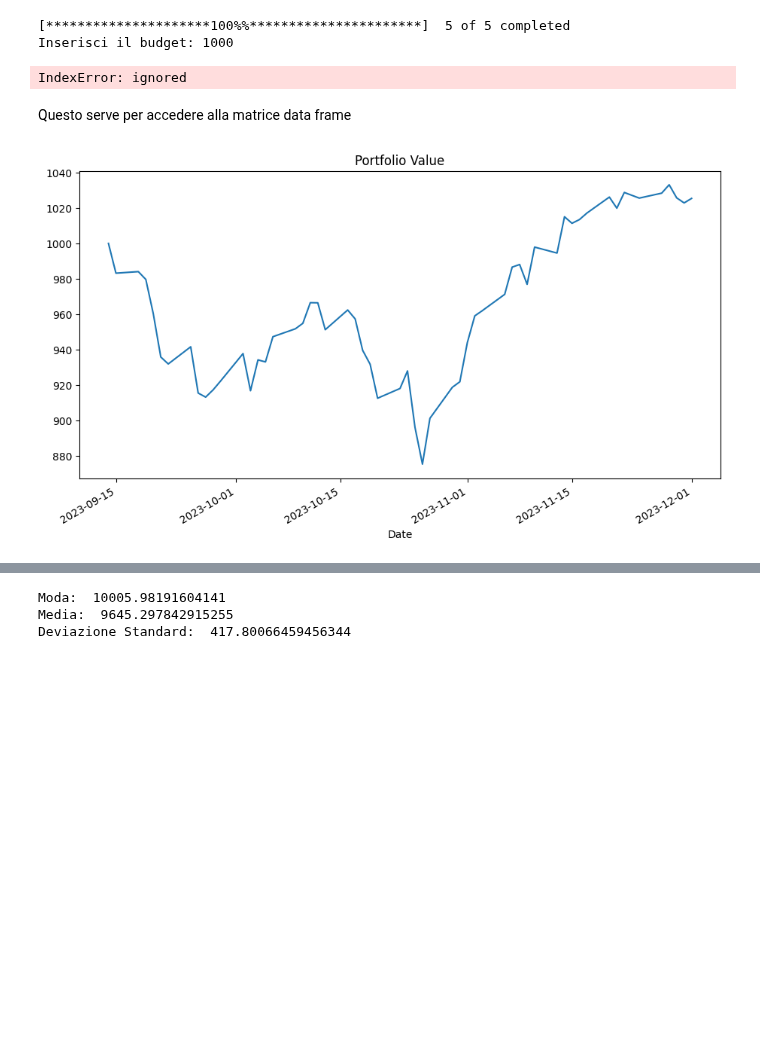
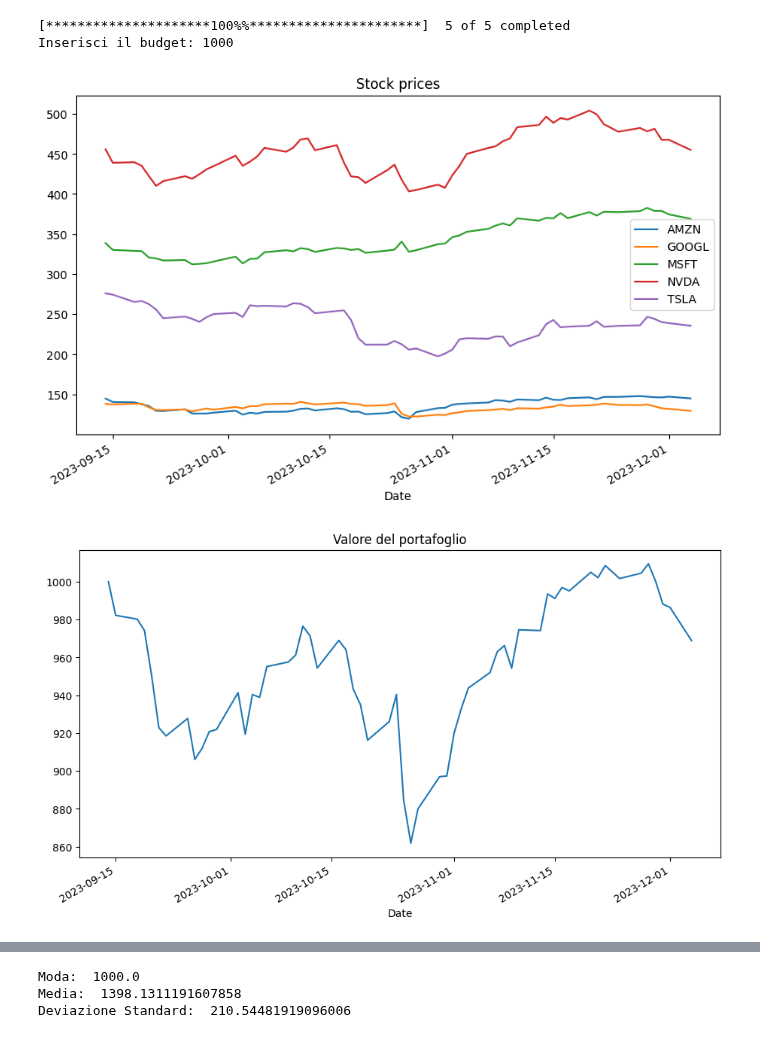
Before and after one commit to Finardiprof/Python, a Jupyter notebook: Portafoglio.ipynb, the cells around one changed output, grey strips where cells are left out. Saved outputs shown, nothing was run; the diff lists cells and outputs as text; code cells hidden in the pictures; blank space fills up the shorter version.

```diff
--- a/Portafoglio.ipynb
+++ b/Portafoglio.ipynb
@@ -6,24 +6,26 @@ import seaborn as sns
 import pandas as pd
 import matplotlib.pyplot as plt
 
-portfolio = ["AAPL", "GOOGL", "TSLA", "MSFT", "AMZN"]
-portfolio_data = yf.download(portfolio, start="2023-09-14", end="2023-12-31")
+portfolio = ["NVDA", "GOOGL", "TSLA", "MSFT", "AMZN"]
+data_inizio = "2023-09-14"
+data_fine = "2023-12-31"
+portfolio_data = yf.download(portfolio, start= data_inizio, end=data_fine)
 
 #imposta il budget (esempio 1000 eur)
 budget = float(input("Inserisci il budget: "))
 
 # Calcola la quantità di azioni da acquistare
-allocazione = [0.3, 0.40, 0.1, 0.1, 0.1]
+allocazione = [0.3, 0.40, 0.1, 0.1, 0.1] # La somma deve essere 1 (100%)
 quantity = []
 for i in range(len(portfolio)):
   quantity.append(budget * allocazione[i] / portfolio_data.Close.iloc[0,i])
 
 # Calculate daily returns for each stock
-daily_returns = portfolio_data['Close'].pct_change()
+daily_returns = portfolio_data.Close.pct_change()
 
 # Calculare il valore delle azioni in base alle quantità presenti
-stock_value = (portfolio_data['Close'] * quantity)
-#stock_value2 = (portfolio_data.Close * quantity)
+#stock_value2 = (portfolio_data['Close'] * quantity)
+stock_value = (portfolio_data.Close * quantity)
 
 #portfolio_value2 = []
 #for i in range(len(portfolio_data.Close.iloc[:,0])):
@@ -32,10 +34,7 @@ stock_value = (portfolio_data['Close'] * quantity)
 # Calcolo della somma per riga
 
 
-portfolio_value = (portfolio_data['Close'] * quantity).sum(axis=1)
+portfolio_value = (portfolio_data.Close * quantity).sum(axis=1)
 # %% [output]
 [*********************100%%**********************]  5 of 5 completed
 Inserisci il budget: 1000
-IndexError: ignored
-# %% [markdown]
-Questo serve per accedere alla matrice data frame
@@ -44,16 +41,17 @@ print(portfolio_data.iloc[0,0])
 # %%
 # Visualize the portfolio value
-#portfolio_data.Close.plot(figsize=(10, 6), title="Stock prices")
-#plt.show()
-portfolio_value.plot(figsize=(11, 6),title="Portfolio Value")
+portfolio_data.Close.plot(figsize=(10, 6), title="Stock prices")
+plt.show()
+portfolio_value.plot(figsize=(11, 6),title="Valore del portafoglio")
 plt.show()
 #daily_returns.plot(figsize=(10, 6), title="Portfolio Value")
 #plt.show()
 #portfolio_data.Volume.plot(figsize=(10, 6), title="Portfolio Value")
 #plt.show()
 #plt.hist(daily_returns)
 # %% [output]
-[figure, old version]
+[figure, new version]
+[figure, added]
 # %%
 # Per salvare in un file Excel:
 # portfolio_data.to_excel('dataframe.xlsx', index=False)
@@ -75,6 +73,7 @@ files.download(file_path)
 [interactive output not drawn]
 [interactive output not drawn]
 # %%
+# Statistica di base
 import statistics
 
 moda = statistics.mode(portfolio_value)
@@ -84,6 +83,6 @@ print("Media: ",media)
 devstd = statistics.stdev(portfolio_value)
 print("Deviazione Standard: ",devstd)
 # %% [output]
-Moda:  10005.98191604141
-Media:  9645.297842915255
-Deviazione Standard:  417.80066459456344
+Moda:  1000.0
+Media:  1398.1311191607858
+Deviazione Standard:  210.54481919096006
```
Also changed, not shown: parts of 2 cells of this notebook.
